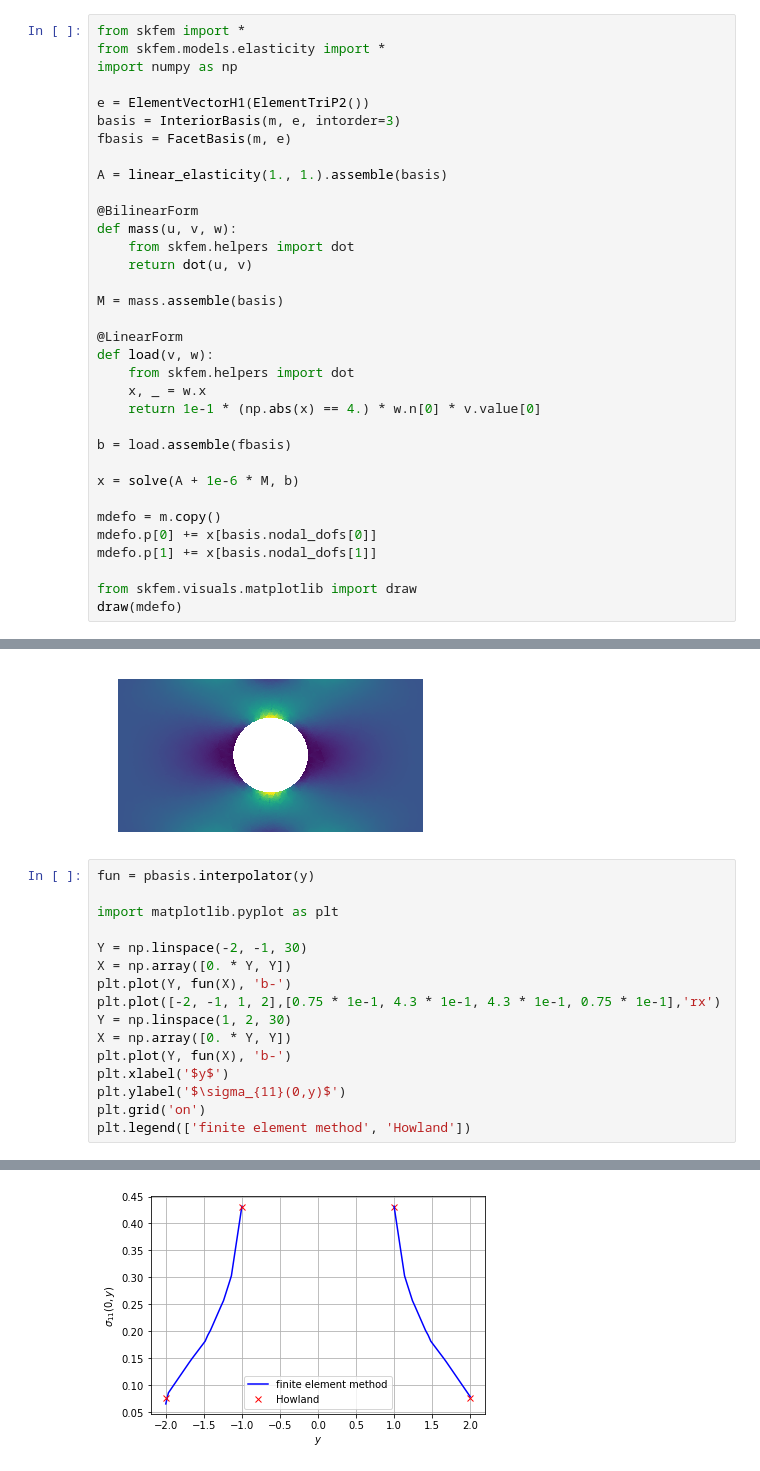
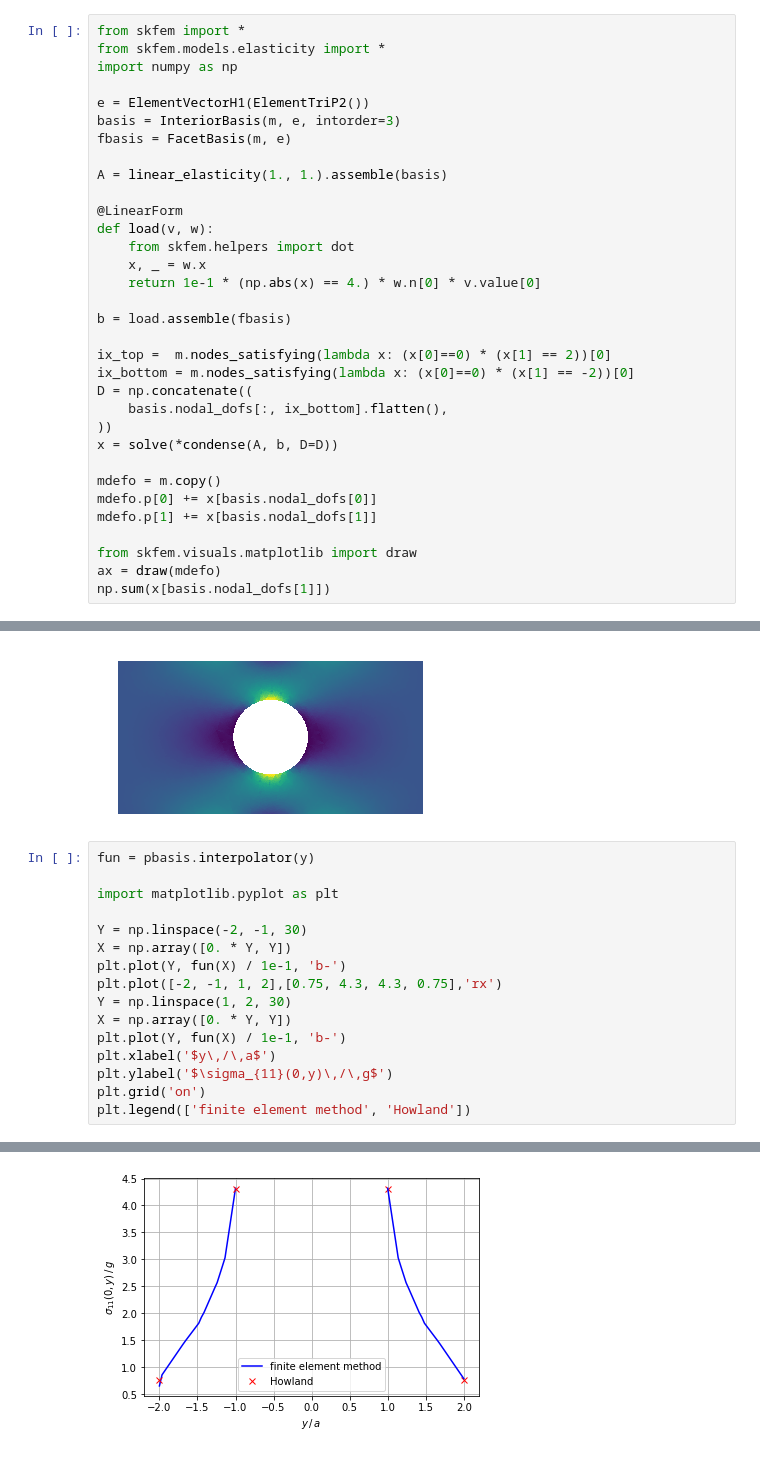
Before and after one commit to kinnala/paper-meshgen, a Jupyter notebook: examples/example_meshes.ipynb, the cells around one changed output, grey strips where cells are left out. Saved outputs shown, nothing was run; the diff lists cells and outputs as text.

```diff
--- a/examples/example_meshes.ipynb
+++ b/examples/example_meshes.ipynb
@@ -161,13 +161,6 @@ fbasis = FacetBasis(m, e)
 
 A = linear_elasticity(1., 1.).assemble(basis)
 
-@BilinearForm
-def mass(u, v, w):
-    from skfem.helpers import dot
-    return dot(u, v)
-
-M = mass.assemble(basis)
-
 @LinearForm
 def load(v, w):
     from skfem.helpers import dot
@@ -176,12 +169,18 @@ def load(v, w):
 
 b = load.assemble(fbasis)
 
-x = solve(A + 1e-6 * M, b)
+ix_top =  m.nodes_satisfying(lambda x: (x[0]==0) * (x[1] == 2))[0]
+ix_bottom = m.nodes_satisfying(lambda x: (x[0]==0) * (x[1] == -2))[0]
+D = np.concatenate((
+    basis.nodal_dofs[:, ix_bottom].flatten(),
+))
+x = solve(*condense(A, b, D=D))
 
 mdefo = m.copy()
 mdefo.p[0] += x[basis.nodal_dofs[0]]
 mdefo.p[1] += x[basis.nodal_dofs[1]]
 
 from skfem.visuals.matplotlib import draw
-draw(mdefo)
+ax = draw(mdefo)
+np.sum(x[basis.nodal_dofs[1]])
 # %% [output]
@@ -213,19 +216,19 @@ plot(pbasis, y, Nrefs=4)
 # %%
 fun = pbasis.interpolator(y)
 
 import matplotlib.pyplot as plt
 
 Y = np.linspace(-2, -1, 30)
 X = np.array([0. * Y, Y])
-plt.plot(Y, fun(X), 'b-')
-plt.plot([-2, -1, 1, 2],[0.75 * 1e-1, 4.3 * 1e-1, 4.3 * 1e-1, 0.75 * 1e-1],'rx')
+plt.plot(Y, fun(X) / 1e-1, 'b-')
+plt.plot([-2, -1, 1, 2],[0.75, 4.3, 4.3, 0.75],'rx')
 Y = np.linspace(1, 2, 30)
 X = np.array([0. * Y, Y])
-plt.plot(Y, fun(X), 'b-')
-plt.xlabel('$y$')
-plt.ylabel('$\sigma_{11}(0,y)$')
+plt.plot(Y, fun(X) / 1e-1, 'b-')
+plt.xlabel('$y\,/\,a$')
+plt.ylabel('$\sigma_{11}(0,y)\,/\,g$')
 plt.grid('on')
 plt.legend(['finite element method', 'Howland'])
 # %% [output]
 <matplotlib.legend.Legend at 0x...>
-[figure, old version]
+[figure, new version]
```
Also changed, not shown: parts of 3 cells of this notebook, 1 other file.
